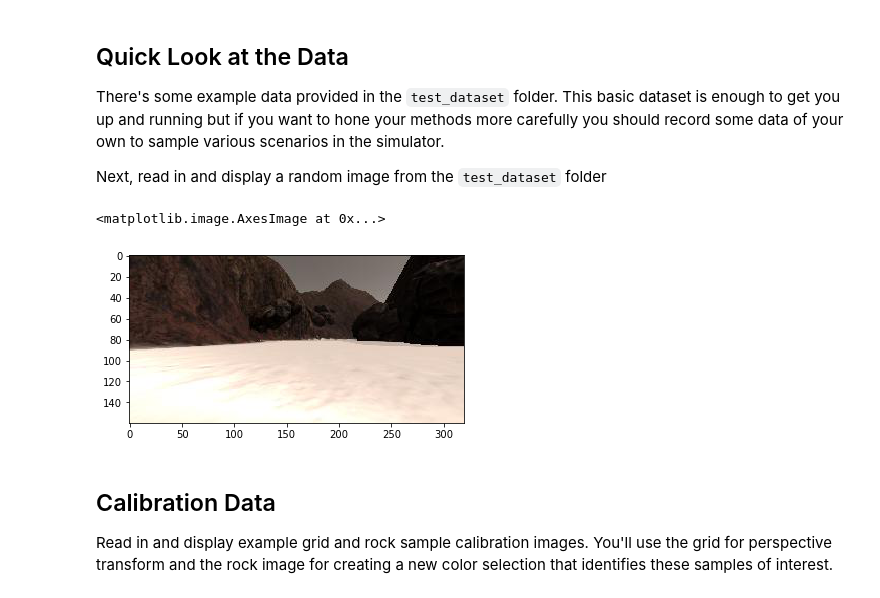
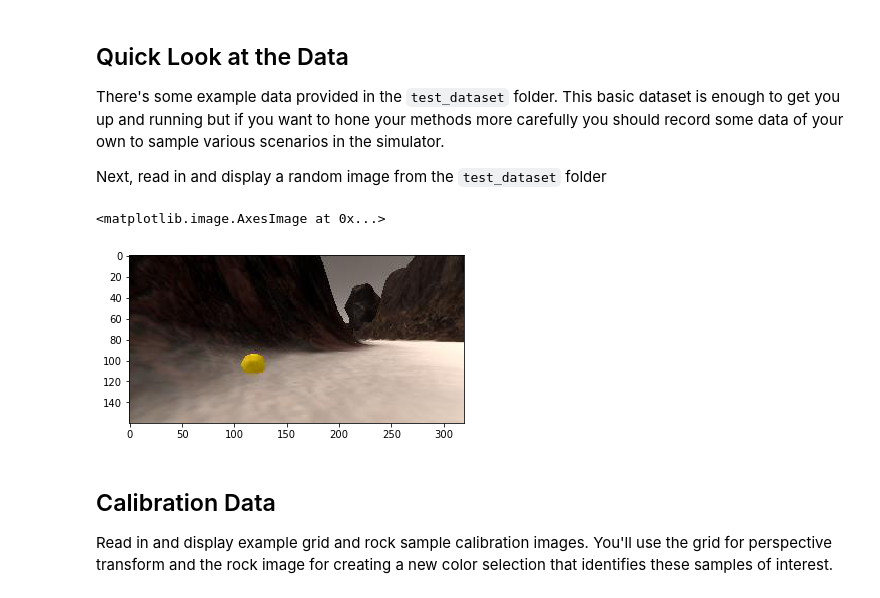
Before and after one commit to JackBurdick/RoboND-Rover-Project, a Jupyter notebook: code/Rover_Project_Test_Notebook.ipynb, the cells around one changed output. Cells and saved outputs as stored; diff of their text form; code cells hidden in the pictures.

Commit message:
progress through `Read in saved data`

```diff
--- a/code/Rover_Project_Test_Notebook.ipynb
+++ b/code/Rover_Project_Test_Notebook.ipynb
@@ -33,15 +33,15 @@ There's some example data provided in the `test_dataset` folder.  This basic dat
 
 Next, read in and display a random image from the `test_dataset` folder
 # %%
-path = '../test_dataset/IMG/*'
+path = '../custom_roverSim_data/IMG/*'
 img_list = glob.glob(path)
 # Grab a random image and display it
 idx = np.random.randint(0, len(img_list)-1)
 image = mpimg.imread(img_list[idx])
 plt.imshow(image)
 # %% [output]
 <matplotlib.image.AxesImage at 0x...>
-[figure, old version]
+[figure, new version]
 # %% [markdown]
 ## Calibration Data
 Read in and display example grid and rock sample calibration images.  You'll use the grid for perspective transform and the rock image for creating a new color selection that identifies these samples of interest.
```
Also changed, not shown: parts of 3 cells of this notebook.
